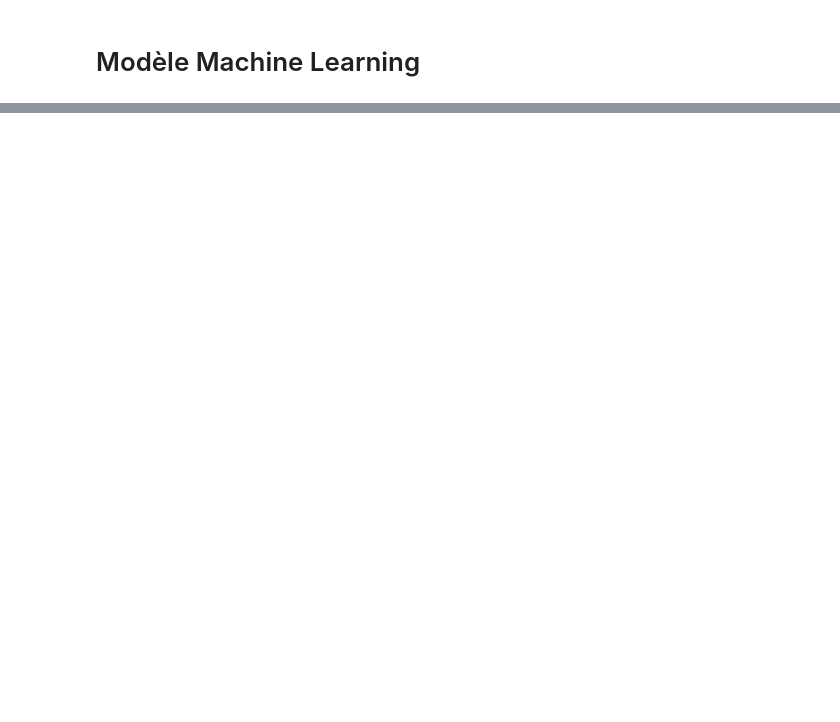
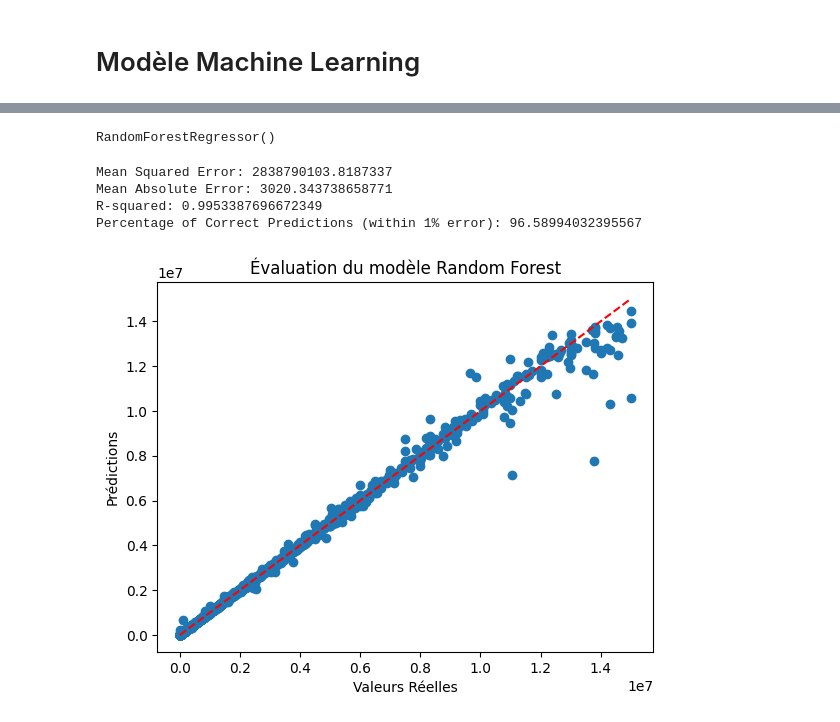
Before and after one commit to wandrilledioubate/Projet-DVF, a Jupyter notebook: projet.ipynb, the cells around one changed output, grey strips where cells are left out. Saved outputs shown, nothing was run; the diff lists cells and outputs as text; code cells hidden in the pictures; blank space fills up the shorter version.

```diff
--- a/projet.ipynb
+++ b/projet.ipynb
@@ -282,0 +619,12 @@ Random Forest R^2: 0.3552245772516933
+# %%
+scaler = MinMaxScaler()
+X[num_cols] = scaler.fit_transform(X[num_cols])
+# %%
+X_train, X_test, y_train, y_test = train_test_split(X, y, test_size=0.2, random_state=42)
+# %%
+model = RandomForestRegressor()
+model.fit(X_train, y_train)
+# %% [output]
+RandomForestRegressor()
+# %%
+y_pred = model.predict(X_test)
@@ -282,0 +639,19 @@ Random Forest R^2: 0.3552245772516933
+# %%
+print("Mean Squared Error:", mse)
+print("Mean Absolute Error:", mae)
+print("R-squared:", r2)
+print("Percentage of Correct Predictions (within 1% error):", percentage_correct)
+# %% [output]
+Mean Squared Error: 2838790103.8187337
+Mean Absolute Error: 3020.343738658771
+R-squared: 0.9953387696672349
+Percentage of Correct Predictions (within 1% error): 96.58994032395567
+# %%
+plt.scatter(y_test, y_pred)
+plt.plot([min(y_test), max(y_test)], [min(y_test), max(y_test)], 'r--')  # Ligne de référence pour une prédiction parfaite
+plt.xlabel('Valeurs Réelles')
+plt.ylabel('Prédictions')
+plt.title('Évaluation du modèle Random Forest')
+plt.show()
+# %% [output]
+[figure, added]
```
Also changed, not shown: parts of 90 cells of this notebook, 3 other files.
